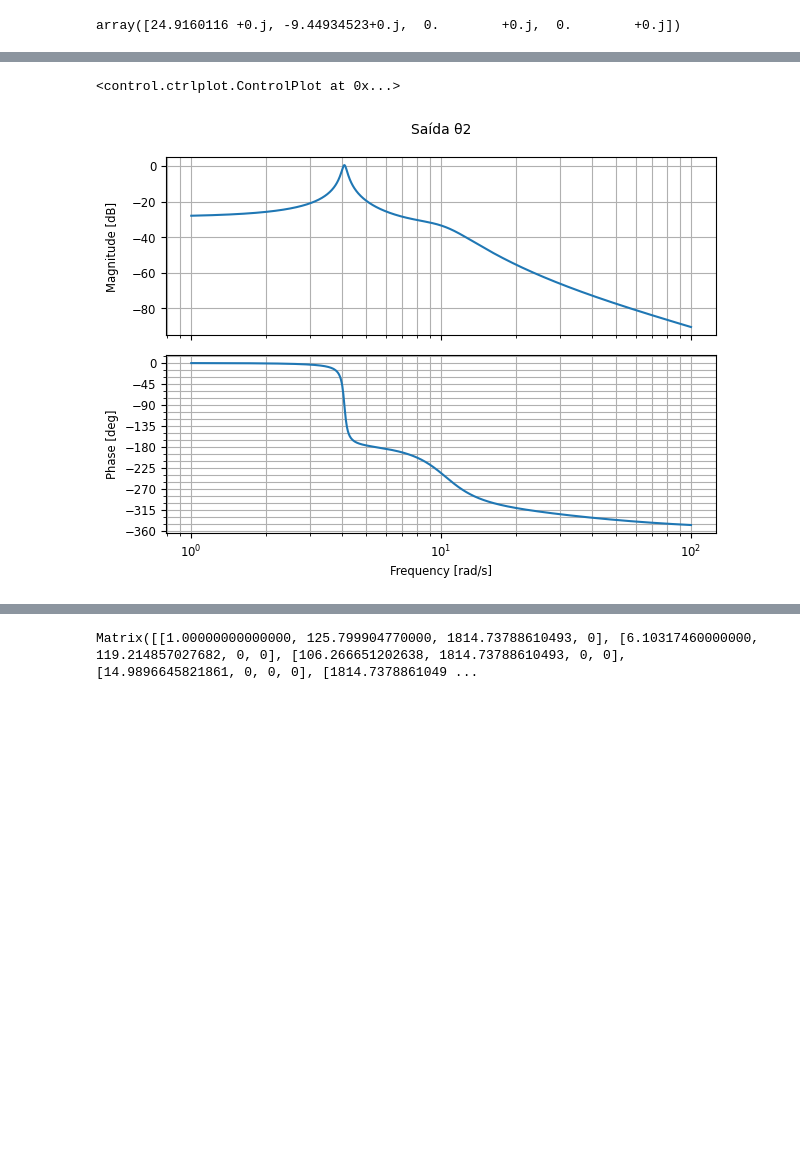
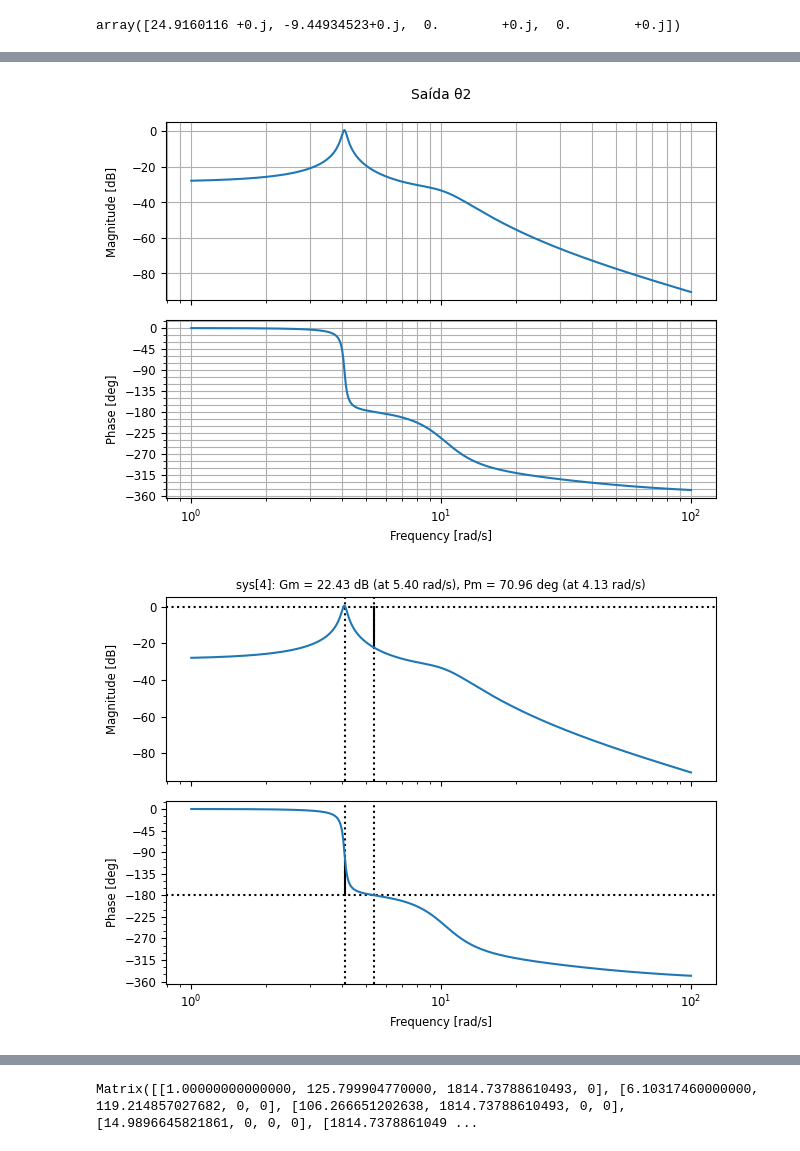
Before and after one commit to asneideris/PME3380, a Jupyter notebook: linjupy.ipynb, the cells around one changed output, grey strips where cells are left out. Cells and saved outputs as stored; diff of their text form; code cells hidden in the pictures; blank space fills up the shorter version.

```diff
--- a/linjupy.ipynb
+++ b/linjupy.ipynb
@@ -249,6 +251,7 @@ ctr.bode(G2, dB=True, title = 'Saída θ1')
 # %%
 #Diagrama de bode da saida theta2
-ctr.bode(G3, dB=True, title = 'Saída θ2')
+plt.show(ctr.bode(G3, dB=True, title = 'Saída θ2'))
+plt.show(ctr.bode(G3, dB=True, title='Saída θ2', display_margins=True))
 # %% [output]
-<control.ctrlplot.ControlPlot at 0x...>
 [figure]
+[figure, added]
```
Also changed, not shown: parts of 7 cells of this notebook.
